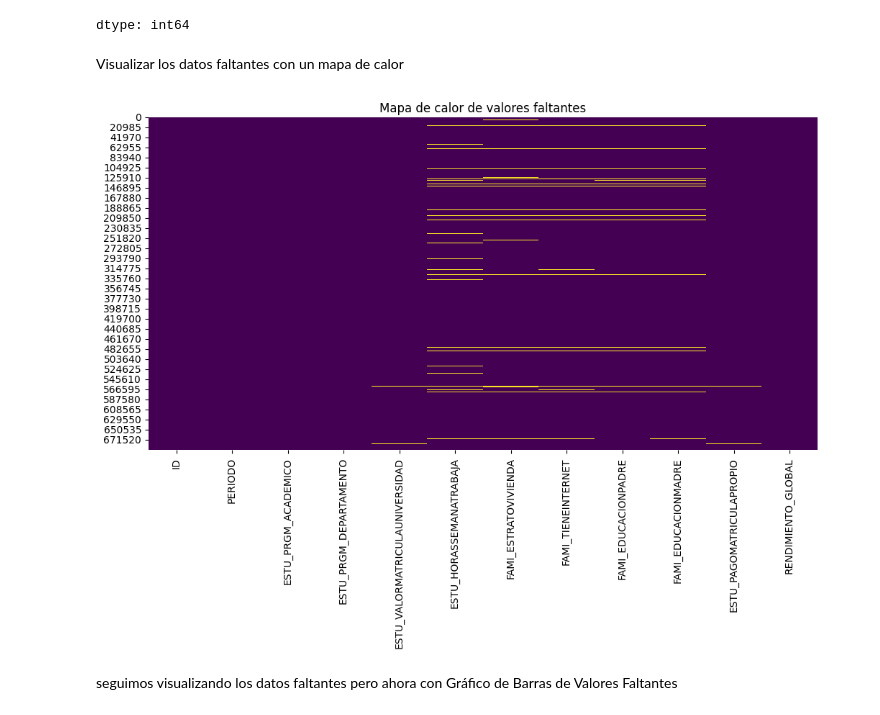
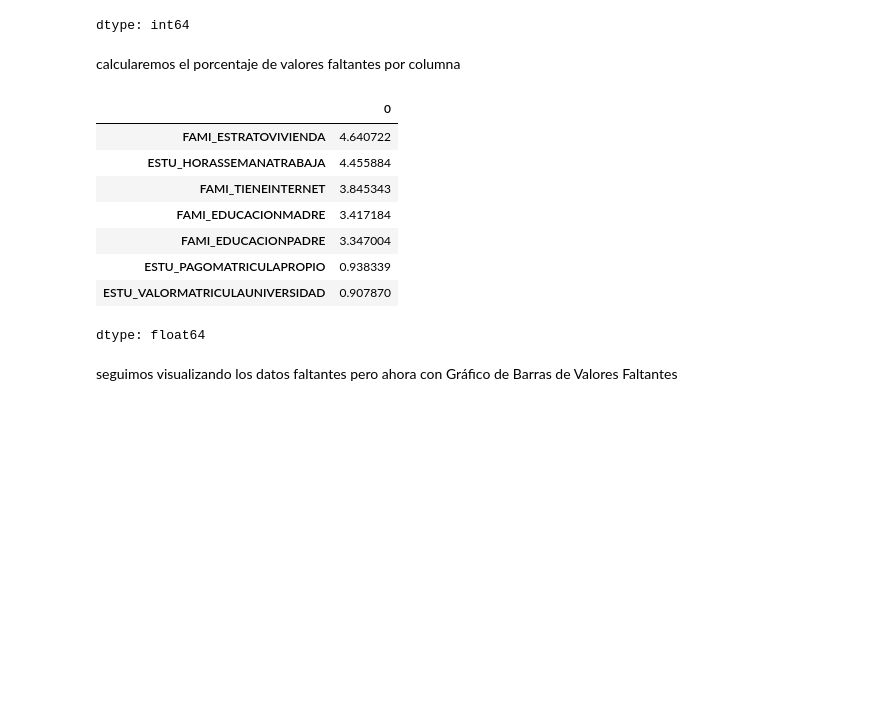
Before and after one commit to danielramo27s/UDEA-ai4eng-20242, a Jupyter notebook: 02 - preprocesado.ipynb, the cells around one changed output. Drawn from its saved outputs; the diff is of its cells as text; code cells hidden in the pictures; blank space fills up the shorter version.

```diff
--- a/02 - preprocesado.ipynb
+++ b/02 - preprocesado.ipynb
@@ -73,18 +93,24 @@ df.isnull().sum()
 | ESTU_PAGOMATRICULAPROPIO | 6498 |
 | RENDIMIENTO_GLOBAL | 0 |
 dtype: int64
-# %% [markdown]
-Visualizar los datos faltantes con un mapa de calor
-# %%
-import seaborn as sns
-import matplotlib.pyplot as plt
-
-plt.figure(figsize=(12,6))
-sns.heatmap(df.isnull(), cbar=False, cmap='viridis')
-plt.title('Mapa de calor de valores faltantes')
-plt.show()
-# %% [output]
-[figure, removed]
+# %% [markdown]
+calcularemos el porcentaje de valores faltantes por columna
+# %%
+# Calcular el porcentaje de valores faltantes por columna
+valores_faltantes= df.isna().sum() / len(df) * 100
+
+# Filtrar columnas con valores faltantes y ordenarlas
+valores_faltantes[valores_faltantes > 0].sort_values(ascending=False)
+# %% [output]
+|  | 0 |
+| FAMI_ESTRATOVIVIENDA | 4.640722 |
+| ESTU_HORASSEMANATRABAJA | 4.455884 |
+| FAMI_TIENEINTERNET | 3.845343 |
+| FAMI_EDUCACIONMADRE | 3.417184 |
+| FAMI_EDUCACIONPADRE | 3.347004 |
+| ESTU_PAGOMATRICULAPROPIO | 0.938339 |
+| ESTU_VALORMATRICULAUNIVERSIDAD | 0.907870 |
+dtype: float64
 # %% [markdown]
 seguimos visualizando los datos faltantes pero ahora con Gráfico de Barras de Valores Faltantes
 # %%
```
Also changed, not shown: parts of 17 cells of this notebook.
